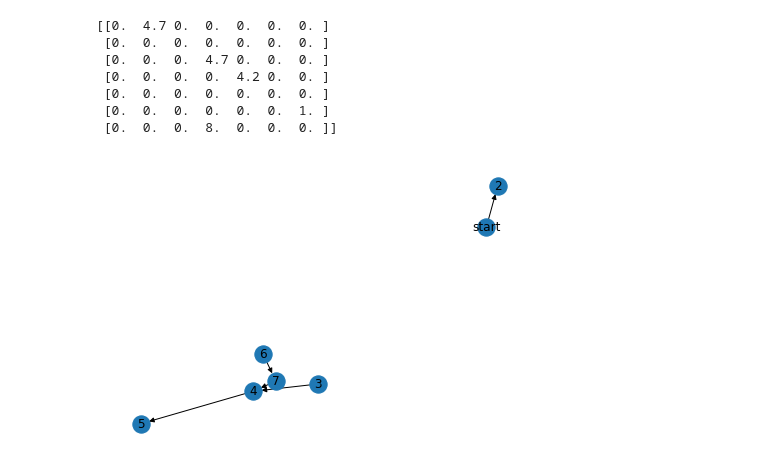
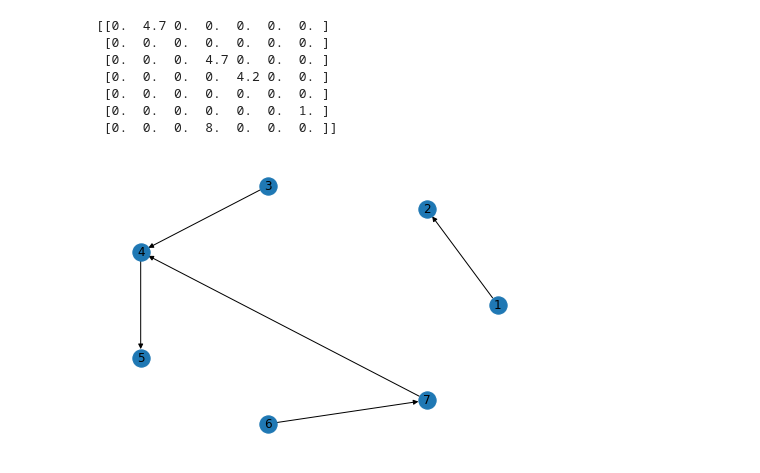
Before and after one commit to kuubi3d-udacity/cv_landmark, a Jupyter notebook: notes/netx.ipynb, the cells around one changed output. Saved outputs shown, nothing was run; the diff lists cells and outputs as text; code cells hidden in the pictures.

```diff
--- a/notes/netx.ipynb
+++ b/notes/netx.ipynb
@@ -1,31 +1,45 @@
 # %%
 import networkx as nx
 import numpy as np
 import matplotlib.pyplot as plt
 
 G=nx.DiGraph()
 #G=nx.DiGraph([(1, 2, {"color": "yellow"})])
 #G.add_node(1)
 #G.add_nodes_from([3 ,4, 5])
 #G.add_edge(3, 4, weight=20 )
 
-G.add_edge("start", 2, weight=4.7 )
+G.add_edge(1, 2, weight=4.7 )
 G.add_edges_from([(3, 4), (4, 5)], color='red')
 G.add_edges_from([(6, 7, {'color': 'blue'}), (7, 4, {'weight': 8})])
 G[3][4]['weight'] = 4.7
 G.edges[4, 5]['weight'] = 4.2
 
 
 #G.add_edge(1, 4)
+#G=nx.DiGraph(omega)
 A=nx.to_numpy_matrix(G)
-nx.draw(G, with_labels=1)
+#nx.draw(G, with_labels=1)
+
+#subax1 = plt.subplot(221)
+#nx.draw_random(G,with_labels=1)
+
+#subax2 = plt.subplot(222)
+nx.draw_circular(G,with_labels=1)
+#subax3 = plt.subplot(223)
+#nx.draw_spectral(G,with_labels=1)
+#subax4 = plt.subplot(224)
+#nx.draw_shell(G, nlist=[range(5,10), range(5)])
+
+
+
 print(A)
 # %% [output]
 [[0.  4.7 0.  0.  0.  0.  0. ]
  [0.  0.  0.  0.  0.  0.  0. ]
  [0.  0.  0.  4.7 0.  0.  0. ]
  [0.  0.  0.  0.  4.2 0.  0. ]
  [0.  0.  0.  0.  0.  0.  0. ]
  [0.  0.  0.  0.  0.  0.  1. ]
  [0.  0.  0.  8.  0.  0.  0. ]]
-[figure, old version]
+[figure, new version]
```
Also changed, not shown: 1 other file.
